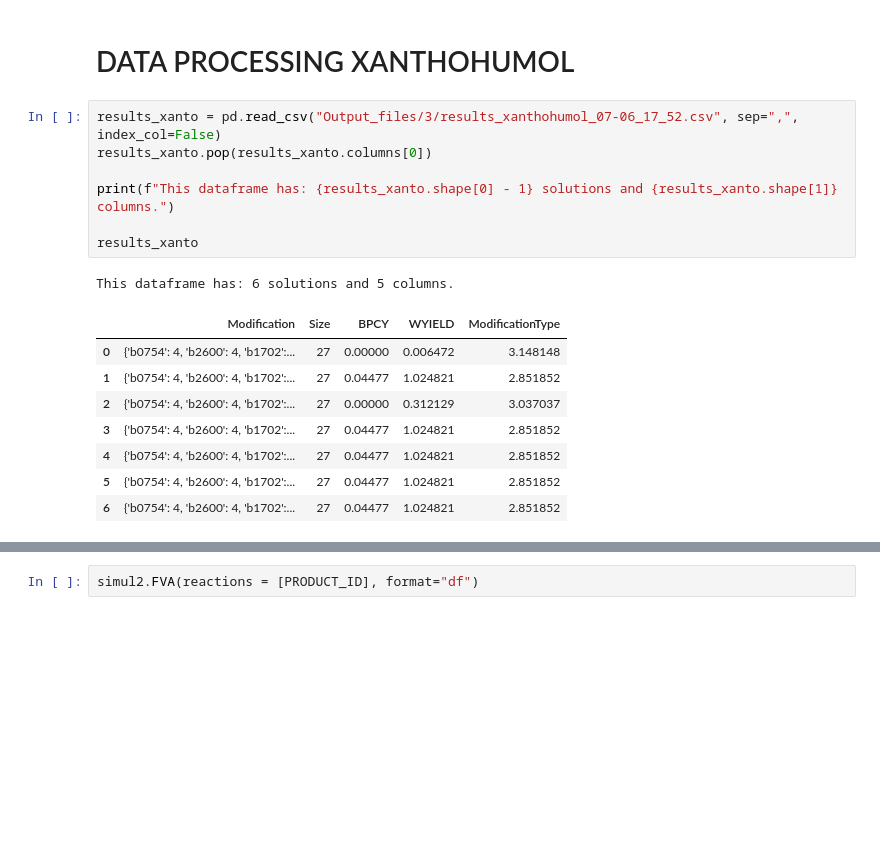
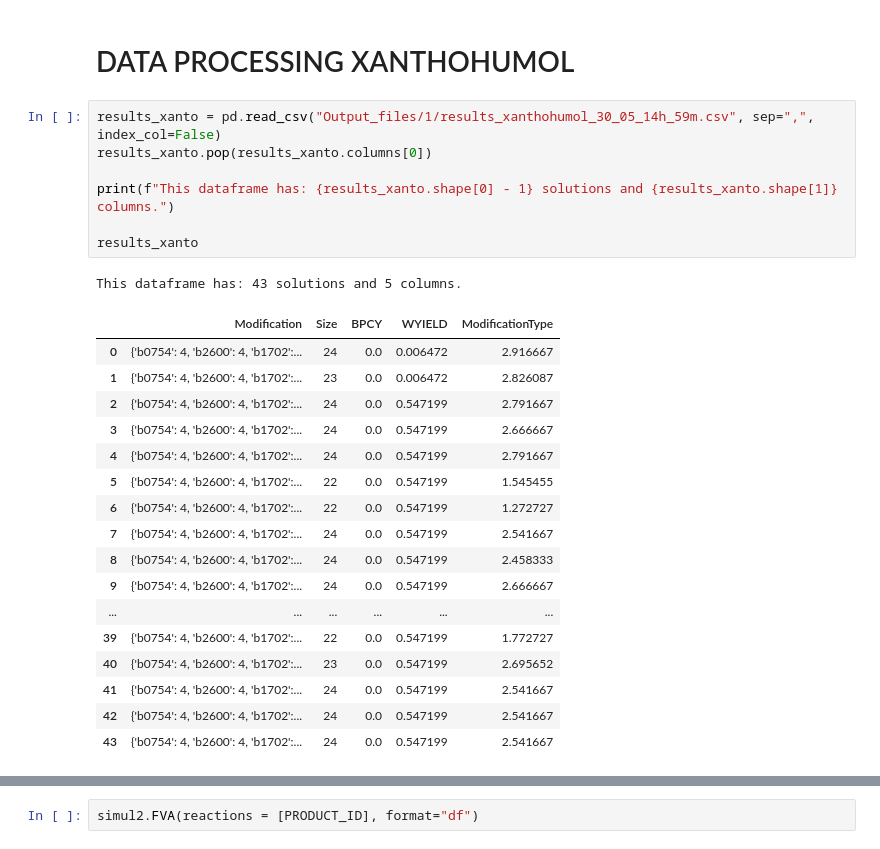
Before and after one commit to tiagosilva4455/Opt_Prenylflavonoids_Ecoli, a Jupyter notebook: Data_Processing.ipynb, the cells around one changed output, grey strips where cells are left out. Saved outputs shown, nothing was run; the diff lists cells and outputs as text; blank space fills up the shorter version.

```diff
--- a/Data_Processing.ipynb
+++ b/Data_Processing.ipynb
@@ -108,20 +114,29 @@ Xanthohumol: 0.0
 # %% [markdown]
 # DATA PROCESSING XANTHOHUMOL
 # %%
-results_xanto = pd.read_csv("Output_files/3/results_xanthohumol_07-06_17_52.csv", sep=",", index_col=False)
+results_xanto = pd.read_csv("Output_files/1/results_xanthohumol_30_05_14h_59m.csv", sep=",", index_col=False)
 results_xanto.pop(results_xanto.columns[0])
 
 print(f"This dataframe has: {results_xanto.shape[0] - 1} solutions and {results_xanto.shape[1]} columns.")
 
 results_xanto
 # %% [output]
-This dataframe has: 6 solutions and 5 columns.
+This dataframe has: 43 solutions and 5 columns.
 |  | Modification | Size | BPCY | WYIELD | ModificationType |
-| 0 | {'b0754': 4, 'b2600': 4, 'b1702':... | 27 | 0.00000 | 0.006472 | 3.148148 |
-| 1 | {'b0754': 4, 'b2600': 4, 'b1702':... | 27 | 0.04477 | 1.024821 | 2.851852 |
-| 2 | {'b0754': 4, 'b2600': 4, 'b1702':... | 27 | 0.00000 | 0.312129 | 3.037037 |
-| 3 | {'b0754': 4, 'b2600': 4, 'b1702':... | 27 | 0.04477 | 1.024821 | 2.851852 |
-| 4 | {'b0754': 4, 'b2600': 4, 'b1702':... | 27 | 0.04477 | 1.024821 | 2.851852 |
-| 5 | {'b0754': 4, 'b2600': 4, 'b1702':... | 27 | 0.04477 | 1.024821 | 2.851852 |
-| 6 | {'b0754': 4, 'b2600': 4, 'b1702':... | 27 | 0.04477 | 1.024821 | 2.851852 |
+| 0 | {'b0754': 4, 'b2600': 4, 'b1702':... | 24 | 0.0 | 0.006472 | 2.916667 |
+| 1 | {'b0754': 4, 'b2600': 4, 'b1702':... | 23 | 0.0 | 0.006472 | 2.826087 |
+| 2 | {'b0754': 4, 'b2600': 4, 'b1702':... | 24 | 0.0 | 0.547199 | 2.791667 |
+| 3 | {'b0754': 4, 'b2600': 4, 'b1702':... | 24 | 0.0 | 0.547199 | 2.666667 |
+| 4 | {'b0754': 4, 'b2600': 4, 'b1702':... | 24 | 0.0 | 0.547199 | 2.791667 |
+| 5 | {'b0754': 4, 'b2600': 4, 'b1702':... | 22 | 0.0 | 0.547199 | 1.545455 |
+| 6 | {'b0754': 4, 'b2600': 4, 'b1702':... | 22 | 0.0 | 0.547199 | 1.272727 |
+| 7 | {'b0754': 4, 'b2600': 4, 'b1702':... | 24 | 0.0 | 0.547199 | 2.541667 |
+| 8 | {'b0754': 4, 'b2600': 4, 'b1702':... | 24 | 0.0 | 0.547199 | 2.458333 |
+| 9 | {'b0754': 4, 'b2600': 4, 'b1702':... | 24 | 0.0 | 0.547199 | 2.666667 |
+| ... | ... | ... | ... | ... | ... |
+| 39 | {'b0754': 4, 'b2600': 4, 'b1702':... | 22 | 0.0 | 0.547199 | 1.772727 |
+| 40 | {'b0754': 4, 'b2600': 4, 'b1702':... | 23 | 0.0 | 0.547199 | 2.695652 |
+| 41 | {'b0754': 4, 'b2600': 4, 'b1702':... | 24 | 0.0 | 0.547199 | 2.541667 |
+| 42 | {'b0754': 4, 'b2600': 4, 'b1702':... | 24 | 0.0 | 0.547199 | 2.541667 |
+| 43 | {'b0754': 4, 'b2600': 4, 'b1702':... | 24 | 0.0 | 0.547199 | 2.541667 |
 # %%
```
Also changed, not shown: parts of 10 cells of this notebook, 35 other files.
